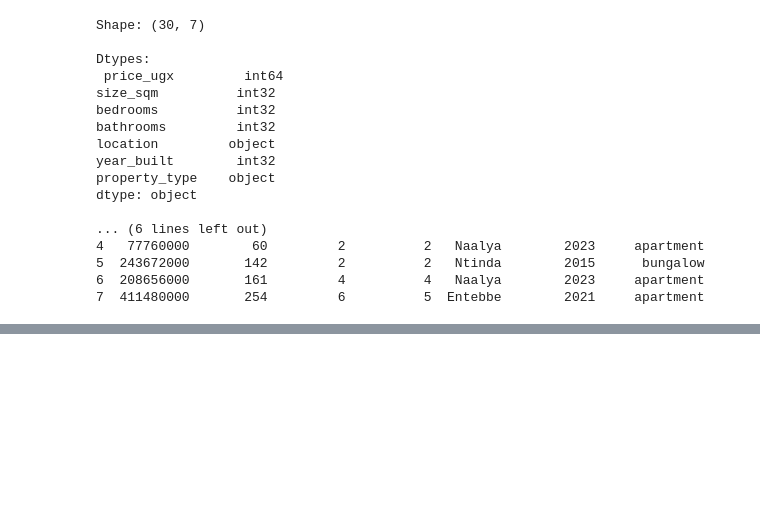
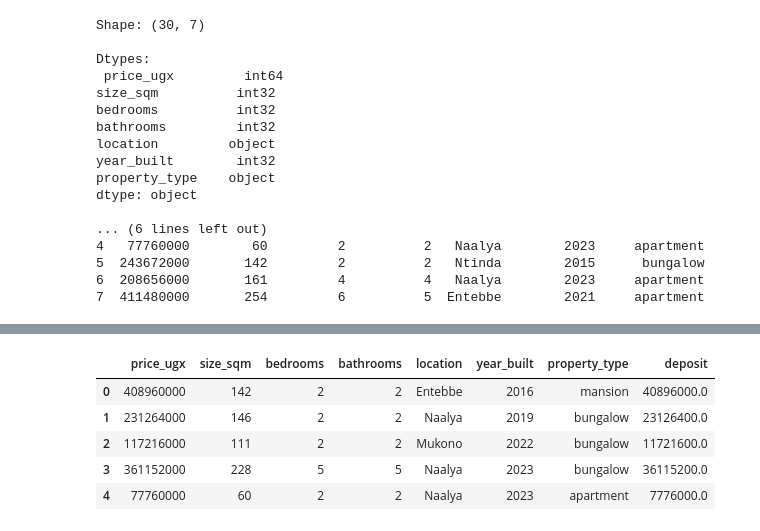
Before and after one commit to melissaviolet/Skill_growth_ds, a Jupyter notebook: Lab 1 - Introduction to Pandas.ipynb, the cells around one changed output, grey strips where cells are left out. Cells and saved outputs as stored; diff of their text form; code cells hidden in the pictures; blank space fills up the shorter version.

```diff
--- a/Lab 1 - Introduction to Pandas.ipynb
+++ b/Lab 1 - Introduction to Pandas.ipynb
@@ -340,0 +391,12 @@ dtype: object
+# %%
+#Part d
+#Deposit column
+df["deposit"] = df["price_ugx"] * 0.10
+df.head()
+# %% [output]
+|  | price_ugx | size_sqm | bedrooms | bathrooms | location | year_built | property_type | deposit |
+| 0 | 408960000 | 142 | 2 | 2 | Entebbe | 2016 | mansion | 40896000.0 |
+| 1 | 231264000 | 146 | 2 | 2 | Naalya | 2019 | bungalow | 23126400.0 |
+| 2 | 117216000 | 111 | 2 | 2 | Mukono | 2022 | bungalow | 11721600.0 |
+| 3 | 361152000 | 228 | 5 | 5 | Naalya | 2023 | bungalow | 36115200.0 |
+| 4 | 77760000 | 60 | 2 | 2 | Naalya | 2023 | apartment | 7776000.0 |
```
Also changed, not shown: parts of 4 cells of this notebook.
